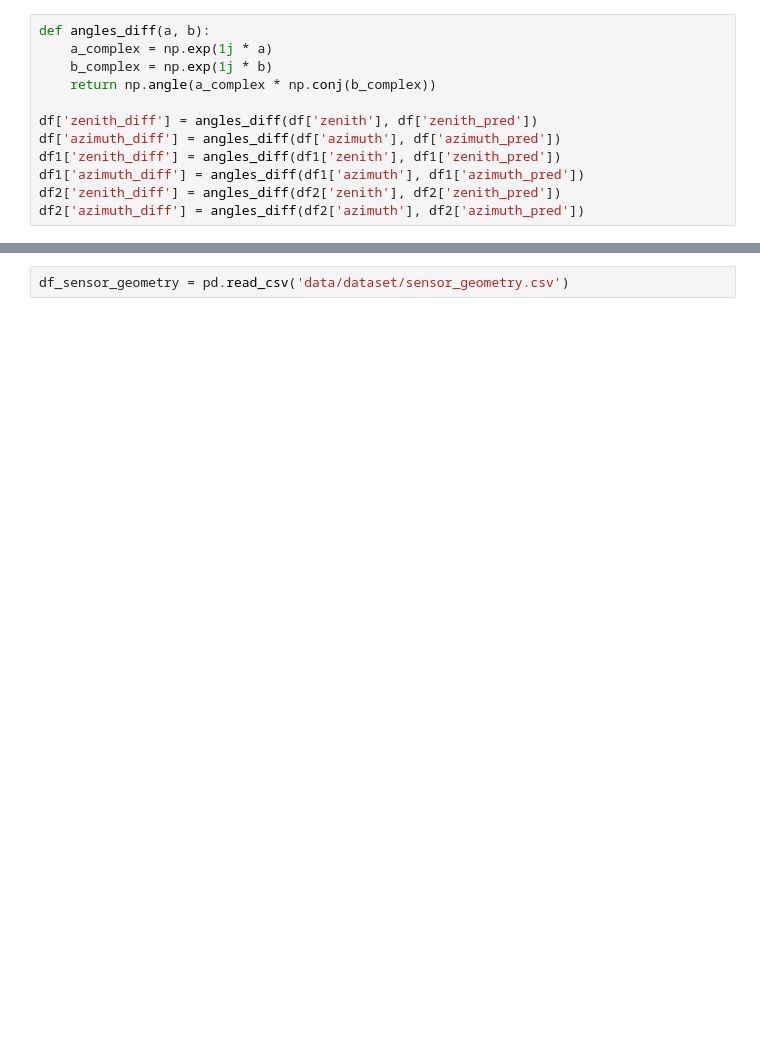
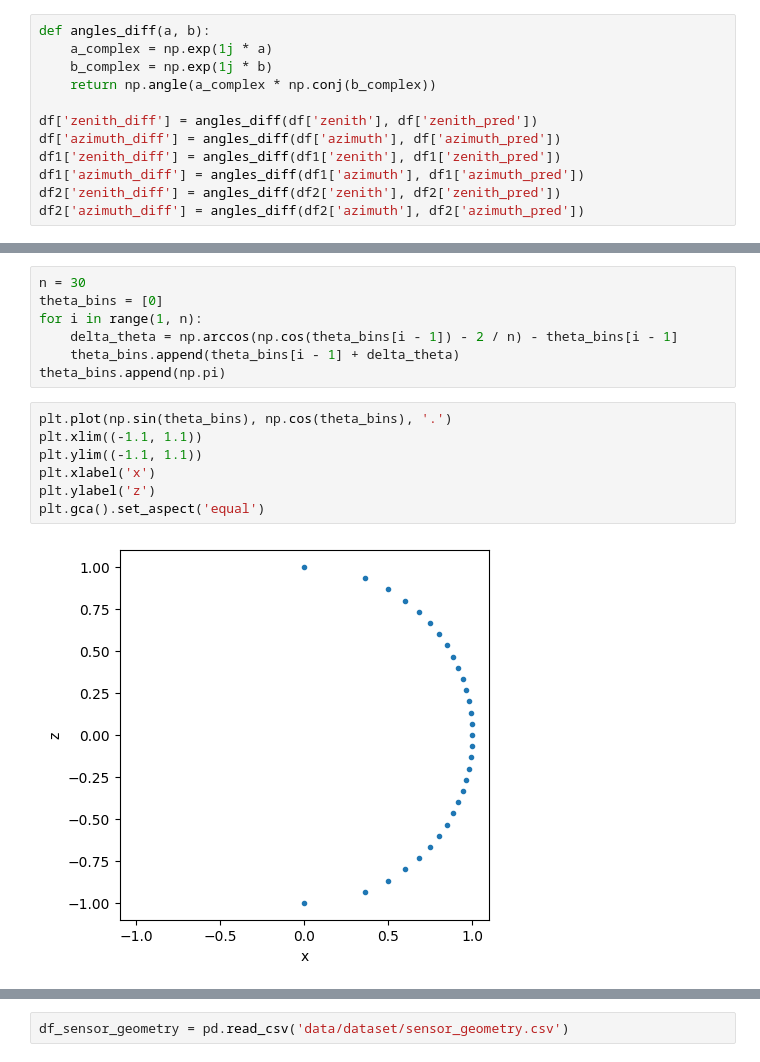
Before and after one commit to mkotyushev/icecube, a Jupyter notebook: inference.ipynb, the cells around one changed output, grey strips where cells are left out. Saved outputs shown, nothing was run; the diff lists cells and outputs as text; blank space fills up the shorter version.

```diff
--- a/inference.ipynb
+++ b/inference.ipynb
@@ -213,0 +307,16 @@ No artists with labels found to put in legend.  Note that artists whose label st
+# %%
+n = 30
+theta_bins = [0]
+for i in range(1, n):
+    delta_theta = np.arccos(np.cos(theta_bins[i - 1]) - 2 / n) - theta_bins[i - 1]
+    theta_bins.append(theta_bins[i - 1] + delta_theta)
+theta_bins.append(np.pi)
+# %%
+plt.plot(np.sin(theta_bins), np.cos(theta_bins), '.')
+plt.xlim((-1.1, 1.1))
+plt.ylim((-1.1, 1.1))
+plt.xlabel('x')
+plt.ylabel('z')
+plt.gca().set_aspect('equal')
+# %% [output]
+[figure, added]
```
Also changed, not shown: parts of 57 cells of this notebook, 2 other files.
